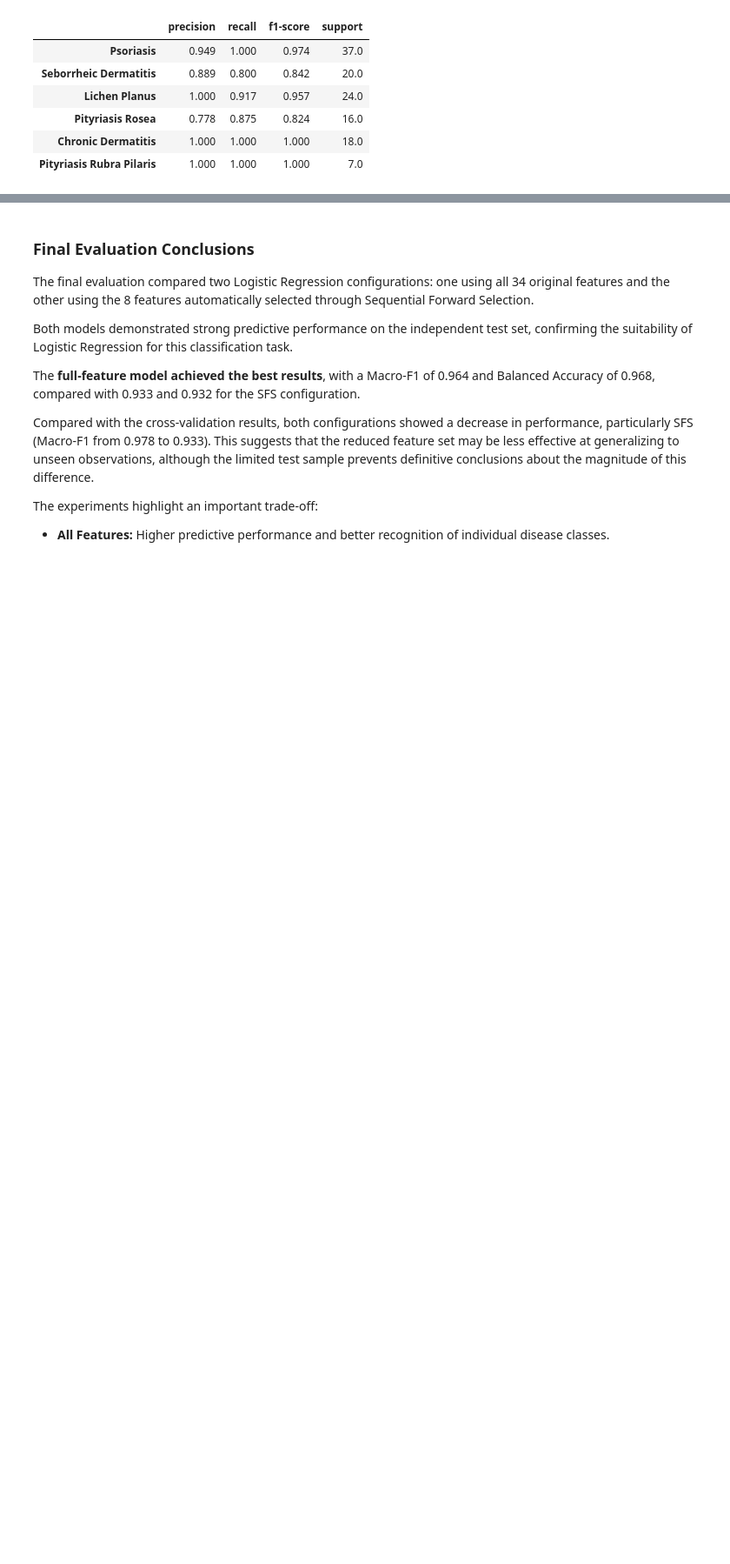
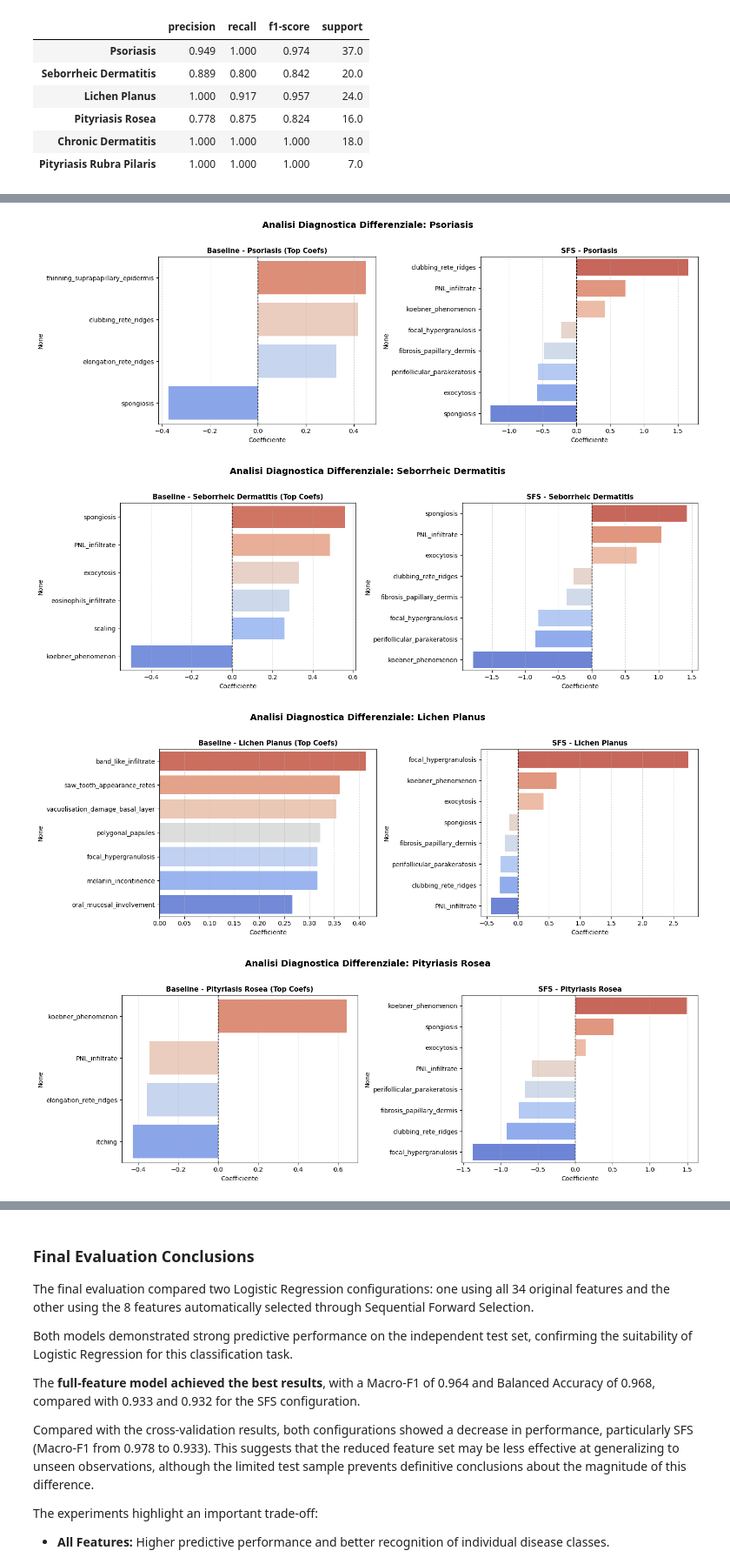
Before and after one commit to lolloantonioli/dermatology-disease-classification, a Jupyter notebook: dermatology_disease_classification.ipynb, the cells around one changed output, grey strips where cells are left out. Shown at 87% size. Drawn from its saved outputs; the diff is of its cells as text; code cells hidden in the pictures; blank space fills up the shorter version.

```diff
--- a/dermatology_disease_classification.ipynb
+++ b/dermatology_disease_classification.ipynb
@@ -1747,0 +1737,71 @@ The perfect classification of Pityriasis Rubra Pilaris should be interpreted cau
+# %%
+import numpy as np
+import pandas as pd
+import matplotlib.pyplot as plt
+import seaborn as sns
+
+# Recupero dei due modelli ottimizzati dal dizionario tuned_models
+lr_baseline = tuned_models["Logistic Regression - All Features"]
+lr_sfs = tuned_models["Logistic Regression - SFS"]
+
+# Estrazione dei nomi delle feature per la Baseline
+features_baseline = lr_baseline.named_steps['prep'].get_feature_names_out()
+coefs_baseline = lr_baseline.named_steps['model'].coef_
+
+# Estrazione dei nomi delle feature per SFS
+features_sfs_all = lr_sfs.named_steps['prep'].get_feature_names_out()
+sfs_support = lr_sfs.named_steps['select'].get_support()
+features_sfs = features_sfs_all[sfs_support]
+coefs_sfs = lr_sfs.named_steps['model'].coef_
+
+# Definizione delle etichette delle patologie (usando class_map che è definita globalmente)
+disease_names_list = [class_map[i] for i in sorted(class_map)]
+
+# Generazione dei grafici di confronto per ciascuna classe
+for idx, disease_name in enumerate(disease_names_list):
+    fig, (ax1, ax2) = plt.subplots(1, 2, figsize=(15, 5))
+
+    # 1. Plot Baseline Coefficients
+    df_base = pd.Series(coefs_baseline[idx], index=features_baseline)
+    # Mostriamo solo i coefficienti più significativi per la baseline per mantenere leggibile il grafico
+    significant_base = df_base[df_base.abs() > 0.25].sort_values(ascending=False)
+    if len(significant_base) > 12:
+        significant_base = pd.concat([significant_base.head(6), significant_base.tail(6)]).drop_duplicates().sort_values(ascending=False)
+
+    sns.barplot(
+        x=significant_base.values,
+        y=significant_base.index,
+        ax=ax1,
+        palette="coolwarm_r",
+        hue=significant_base.index,
+        legend=False
+    )
+    ax1.axvline(0, color='black', linestyle='--', linewidth=1)
+    ax1.set_title(f"Baseline - {disease_name} (Top Coefs)", fontsize=11, fontweight='bold')
+    ax1.set_xlabel("Coefficiente")
+    ax1.grid(axis='x', linestyle='--', alpha=0.5)
+
+    # 2. Plot SFS Coefficients
+    df_sfs = pd.Series(coefs_sfs[idx], index=features_sfs).sort_values(ascending=False)
+
+    sns.barplot(
+        x=df_sfs.values,
+        y=df_sfs.index,
+        ax=ax2,
+        palette="coolwarm_r",
+        hue=df_sfs.index,
+        legend=False
+    )
+    ax2.axvline(0, color='black', linestyle='--', linewidth=1)
+    ax2.set_title(f"SFS - {disease_name}", fontsize=11, fontweight='bold')
+    ax2.set_xlabel("Coefficiente")
+    ax2.grid(axis='x', linestyle='--', alpha=0.5)
+
+    plt.suptitle(f"Analisi Diagnostica Differenziale: {disease_name}", fontsize=14, fontweight='bold', y=1.02)
+    plt.tight_layout()
+    plt.show()
+# %% [output]
+[figure, added]
+[figure, added]
+[figure, added]
+[figure, added]
```
Also changed, not shown: parts of 28 cells of this notebook.
